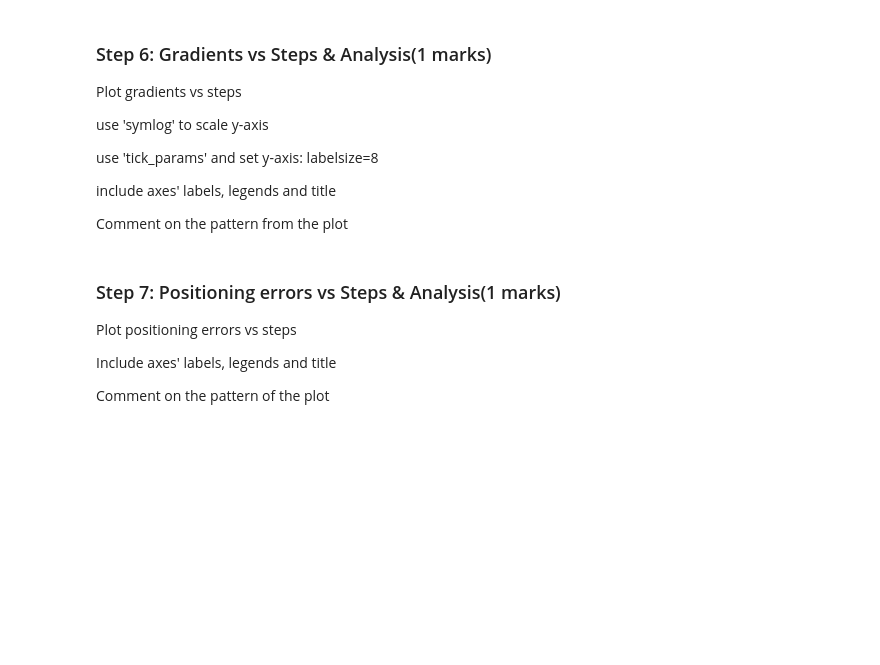
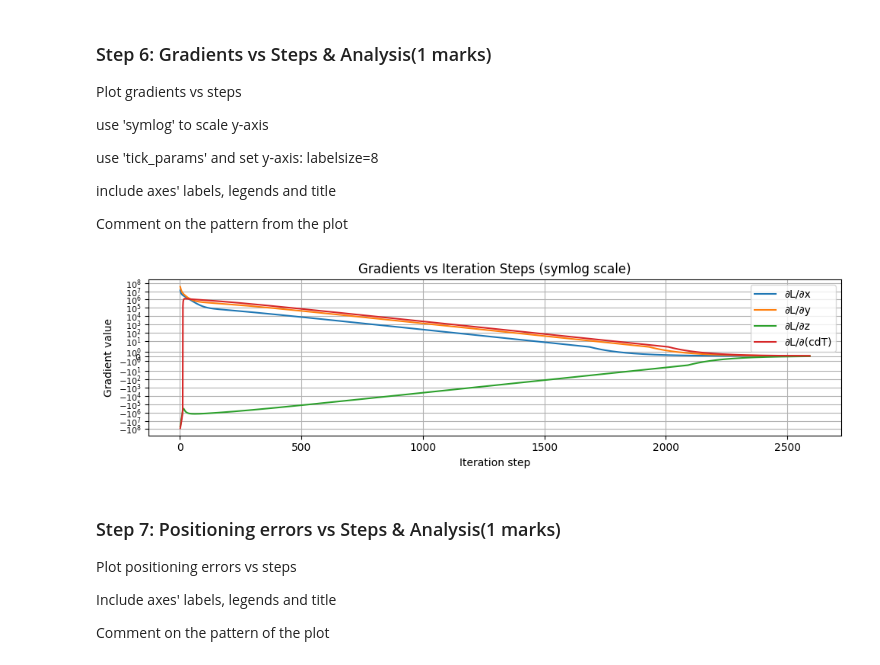
Before and after one commit to Rukkyn678/ENGG680_2025_Fall, a Jupyter notebook: Lab_Assignment2/Assignment2_Upload.ipynb, the cells around one changed output. Drawn from its saved outputs; the diff is of its cells as text; code cells hidden in the pictures; blank space fills up the shorter version.

```diff
--- a/Lab_Assignment2/Assignment2_Upload.ipynb
+++ b/Lab_Assignment2/Assignment2_Upload.ipynb
@@ -588,3 +652,28 @@ plt.show()
+# %%
+fig , ax = plt.subplots(nrows=1,ncols=1, figsize=(10,3))
+# (0.5 marks)
+grad_array = np.array(arr_grad)  # shape (k, 4)
+steps = np.arange(1, grad_array.shape[0] + 1)
+
+ax.plot(steps, grad_array[:, 0], label="∂L/∂x")
+ax.plot(steps, grad_array[:, 1], label="∂L/∂y")
+ax.plot(steps, grad_array[:, 2], label="∂L/∂z")
+ax.plot(steps, grad_array[:, 3], label="∂L/∂(cdT)")
+
+ax.set_yscale("symlog")
+ax.set_xlabel("Iteration step")
+ax.set_ylabel("Gradient value")
+ax.set_title("Gradients vs Iteration Steps (symlog scale)")
+ax.legend()
+ax.tick_params(axis='y', labelsize=8)
+ax.grid(True)
+fig.tight_layout()
+plt.show()
+
+# Comment on the pattern (0.5 marks)
+# ...
+# %% [output]
+[figure, added]
 # %% [markdown]
 ### Step 7: Positioning errors vs Steps & Analysis(1 marks)
 Plot positioning errors vs steps
```
Also changed, not shown: parts of 25 cells of this notebook.
